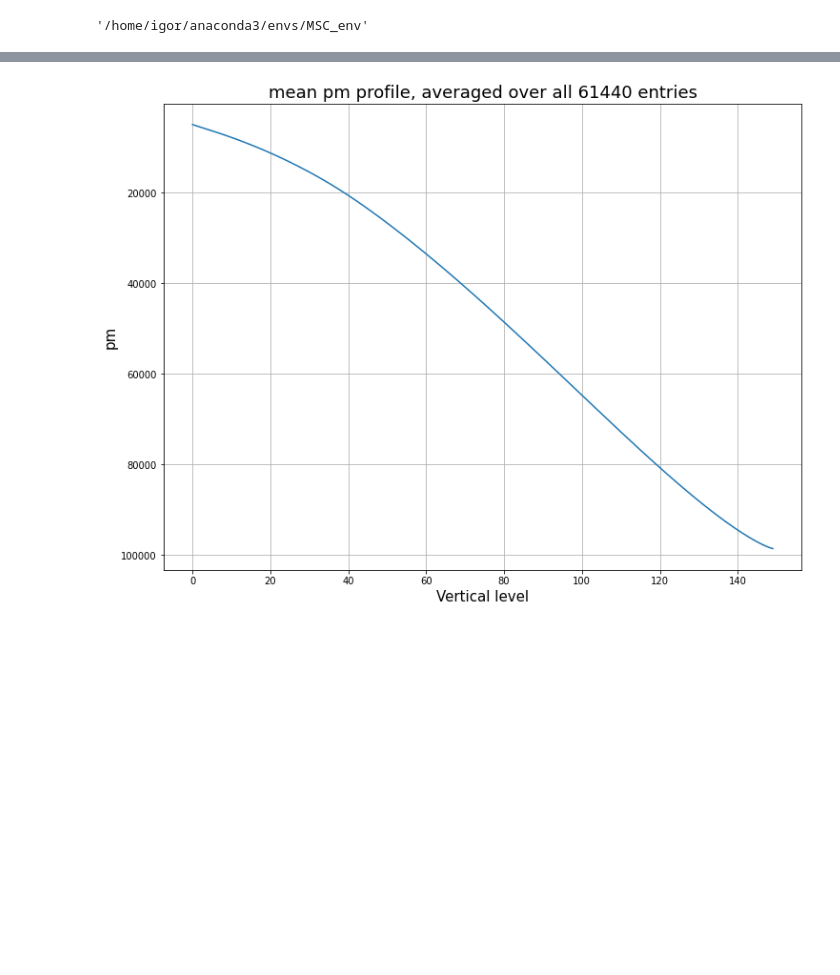
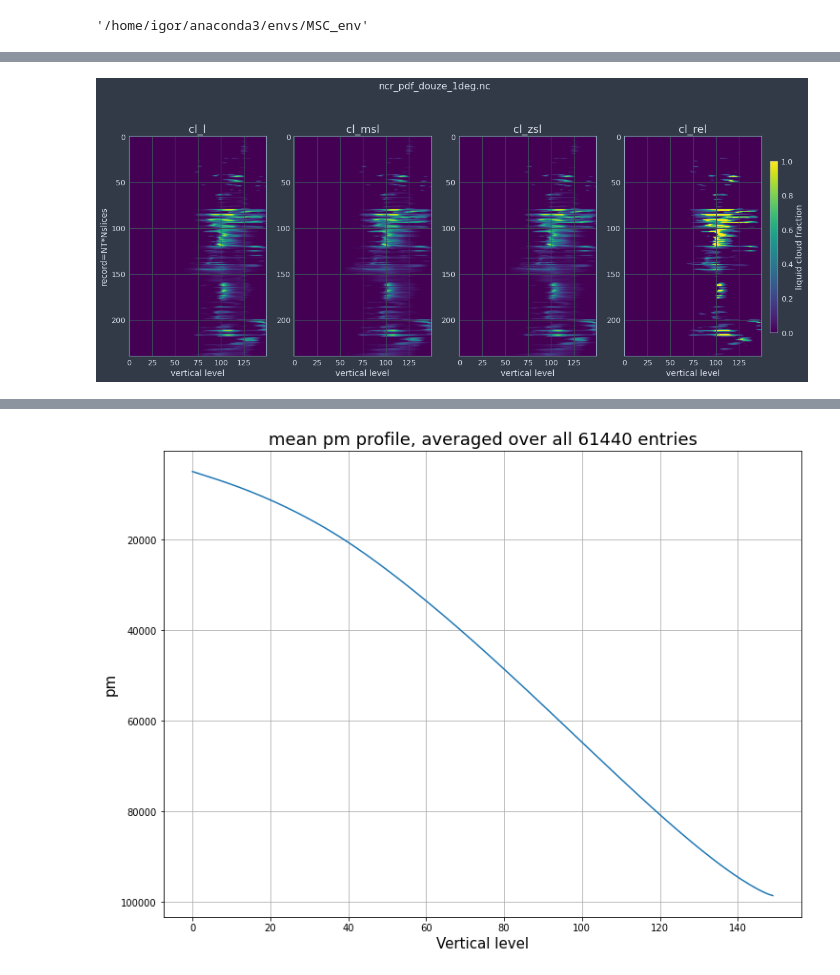
Before and after one commit to Egor93/MSC_repo, a Jupyter notebook: NetCDF_viewer.ipynb, the cells around one changed output, grey strips where cells are left out. Cells and saved outputs as stored; diff of their text form; code cells hidden in the pictures; blank space fills up the shorter version.

```diff
--- a/NetCDF_viewer.ipynb
+++ b/NetCDF_viewer.ipynb
@@ -65,3 +137,31 @@ Attributes:
+# %%
+fig, (ax1, ax2,ax3,ax4) = plt.subplots(1, 4,figsize=(19,8))
+fig.suptitle("ncr_pdf_douze_1deg.nc")
+
+ax1.imshow(ds.cl_l[:,0,:])
+ax1.set_title("cl_l",fontsize=18)
+ax1.set_ylabel("record=NT*Nslices",fontsize=14)
+ax2.imshow(ds.cl_msl[:,0,:])
+ax2.set_title("cl_msl",fontsize=18)
+im3=ax3.imshow(ds.cl_zsl[:,0,:])
+ax3.set_title("cl_zsl",fontsize=18)
+#fig.colorbar(im3, ax=ax3)
+
+im4=ax4.imshow(ds.cl_rel[:,0,:])
+ax4.set_title("cl_rel",fontsize=18)
+#fig.colorbar(im4, ax=ax4)
+cbar_ax = fig.add_axes([0.91, 0.25, 0.01, 0.5])
+
+fig.colorbar(im4, cax=cbar_ax)
+cbar_ax.set_ylabel("liquid cloud fraction")
+#fig.subplots_adjust(right=0.8)
+
+
+for ax in [ax1,ax2,ax3,ax4]:
+    ax.set_xlabel("vertical level",fontsize=14)
+plt.savefig("cl_l_1degree.png")
+# %% [output]
+[figure, added]
 # %%
 def plot_mean_profile(field):
     fvals=pmvals=ds[field].values
```
Also changed, not shown: parts of 13 cells of this notebook, 6 other files.
